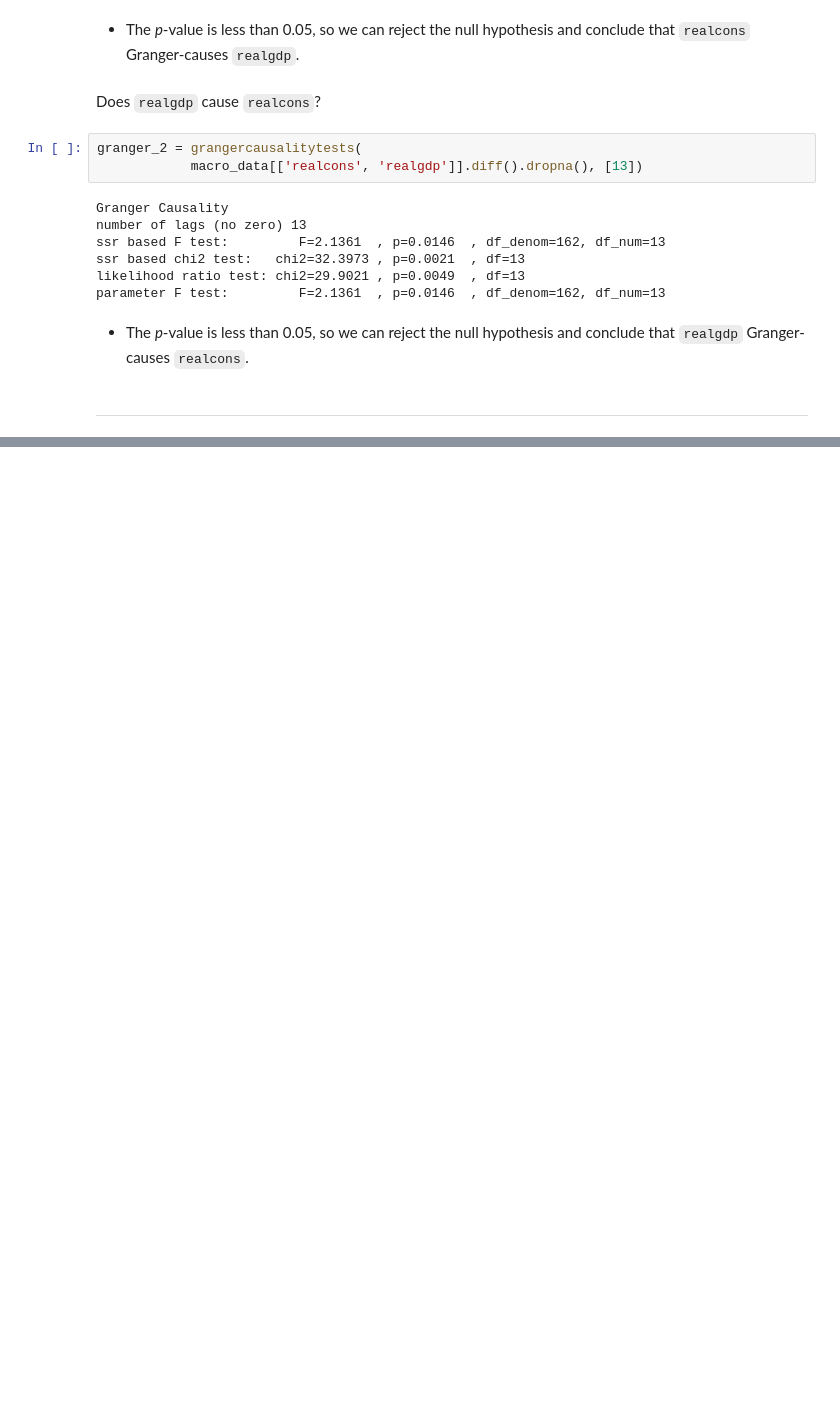
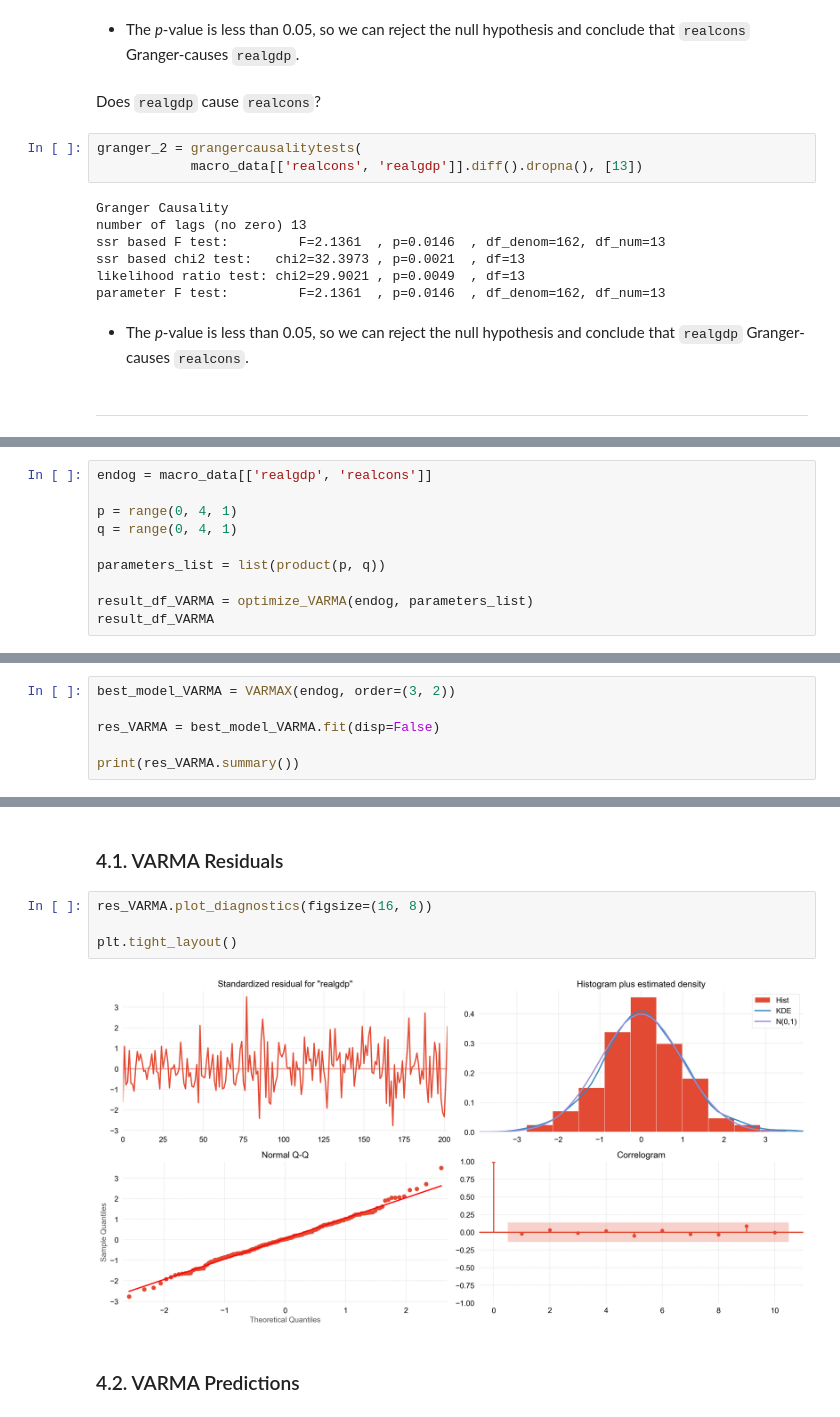
Before and after one commit to caiocasagrande/US_macroeconomic, a Jupyter notebook: notebooks/macroeconomic_varmax_analysis.ipynb, the cells around one changed output, grey strips where cells are left out. Saved outputs shown, nothing was run; the diff lists cells and outputs as text; blank space fills up the shorter version.

Commit message:
VAR, VARMA, VARMAX

```diff
--- a/notebooks/macroeconomic_varmax_analysis.ipynb
+++ b/notebooks/macroeconomic_varmax_analysis.ipynb
@@ -344,0 +406,10 @@ parameter F test:         F=2.1361  , p=0.0146  , df_denom=162, df_num=13
+# %%
+endog = macro_data[['realgdp', 'realcons']]
+
+p = range(0, 4, 1)
+q = range(0, 4, 1)
+
+parameters_list = list(product(p, q))
+
+result_df_VARMA = optimize_VARMA(endog, parameters_list)
+result_df_VARMA
@@ -344,0 +433,6 @@ parameter F test:         F=2.1361  , p=0.0146  , df_denom=162, df_num=13
+# %%
+best_model_VARMA = VARMAX(endog, order=(3, 2))
+
+res_VARMA = best_model_VARMA.fit(disp=False)
+
+print(res_VARMA.summary())
@@ -344,0 +457,10 @@ parameter F test:         F=2.1361  , p=0.0146  , df_denom=162, df_num=13
+# %% [markdown]
+### 4.1. VARMA Residuals
+# %%
+res_VARMA.plot_diagnostics(figsize=(16, 8))
+
+plt.tight_layout()
+# %% [output]
+[figure, added]
+# %% [markdown]
+### 4.2. VARMA Predictions
```
Also changed, not shown: parts of 27 cells of this notebook.
